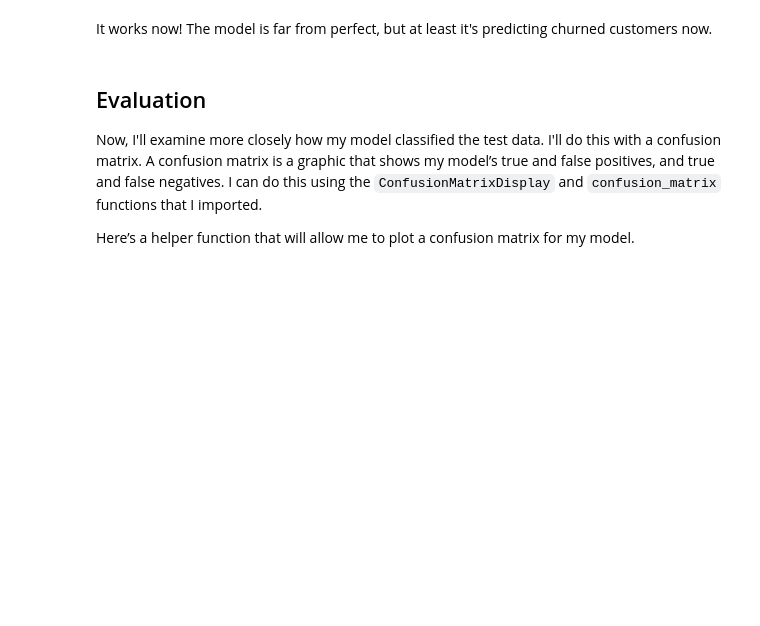
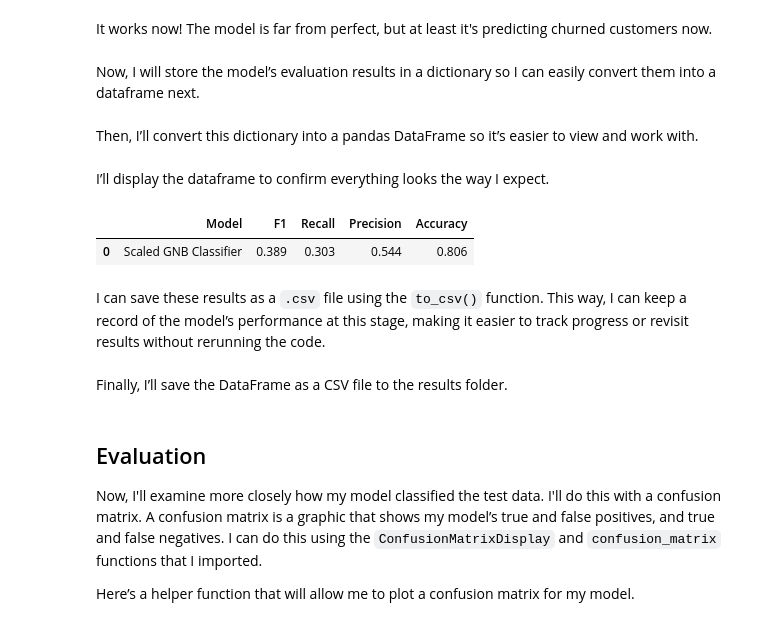
Before and after one commit to Cyberoctane29/Deutsche-Bank-Customer-Churn-Prediction-End-to-End-Analysis-and-Modeling, a Jupyter notebook: Deutsche_Bank_Customer_Churn_Prediction_End_to_End_Analysis_and_Modeling.ipynb, the cells around one changed output. Saved outputs shown, nothing was run; the diff lists cells and outputs as text; code cells hidden in the pictures; blank space fills up the shorter version.

```diff
--- a/Deutsche_Bank_Customer_Churn_Prediction_End_to_End_Analysis_and_Modeling.ipynb
+++ b/Deutsche_Bank_Customer_Churn_Prediction_End_to_End_Analysis_and_Modeling.ipynb
@@ -940,3 +936,15 @@ Recall: 0.303
 F1 Score: 0.389
 # %% [markdown]
 It works now! The model is far from perfect, but at least it's predicting churned customers now.
+# %% [markdown]
+Now, I will store the model’s evaluation results in a dictionary so I can easily convert them into a dataframe next.
+# %%
+scaled_GNB_clf_results = {
+    'Model': ['Scaled GNB Classifier'],
+    'F1': [0.389],
+    'Recall': [0.303],
+    'Precision': [0.544],
+    'Accuracy': [0.806]
+}
+# %% [markdown]
+Then, I’ll convert this dictionary into a pandas DataFrame so it’s easier to view and work with.
@@ -942,0 +953,9 @@ It works now! The model is far from perfect, but at least it's predicting churne
+# %% [markdown]
+I’ll display the dataframe to confirm everything looks the way I expect.
+# %%
+scaled_GNB_clf_results_table
+# %% [output]
+|  | Model | F1 | Recall | Precision | Accuracy |
+| 0 | Scaled GNB Classifier | 0.389 | 0.303 | 0.544 | 0.806 |
+# %% [markdown]
+I can save these results as a `.csv` file using the `to_csv()` function. This way, I can keep a record of the model’s performance at this stage, making it easier to track progress or revisit results without rerunning the code.
@@ -942,0 +964,2 @@ It works now! The model is far from perfect, but at least it's predicting churne
+# %% [markdown]
+Finally, I’ll save the DataFrame as a CSV file to the results folder.
```
Also changed, not shown: parts of 62 cells of this notebook, 6 other files.
